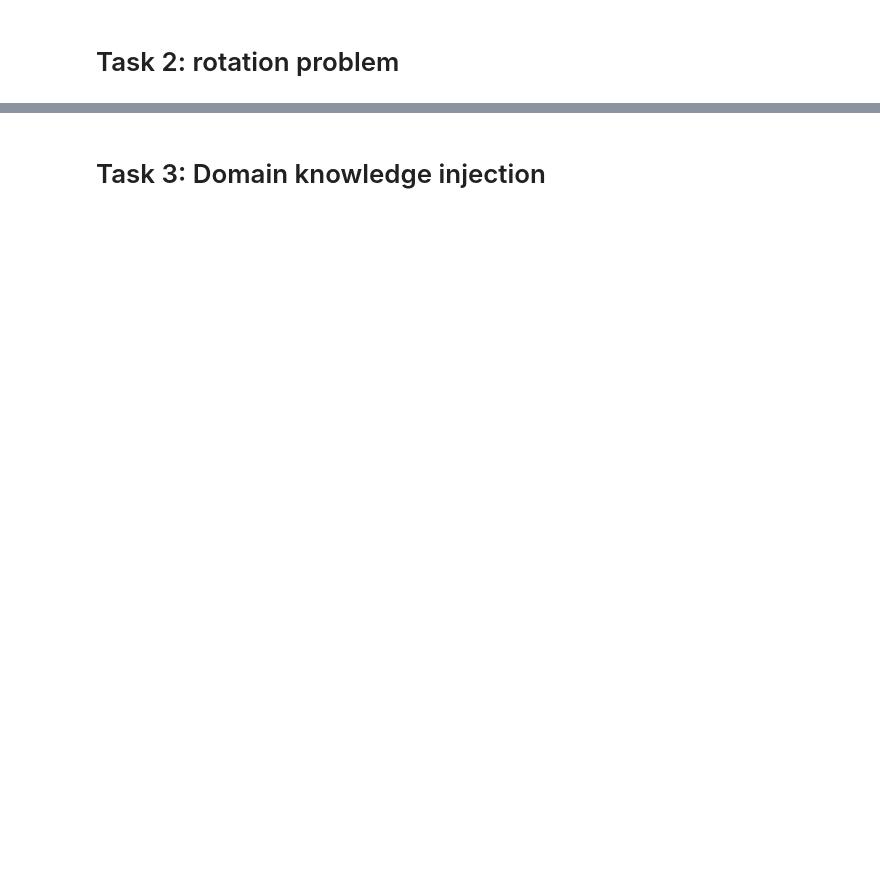
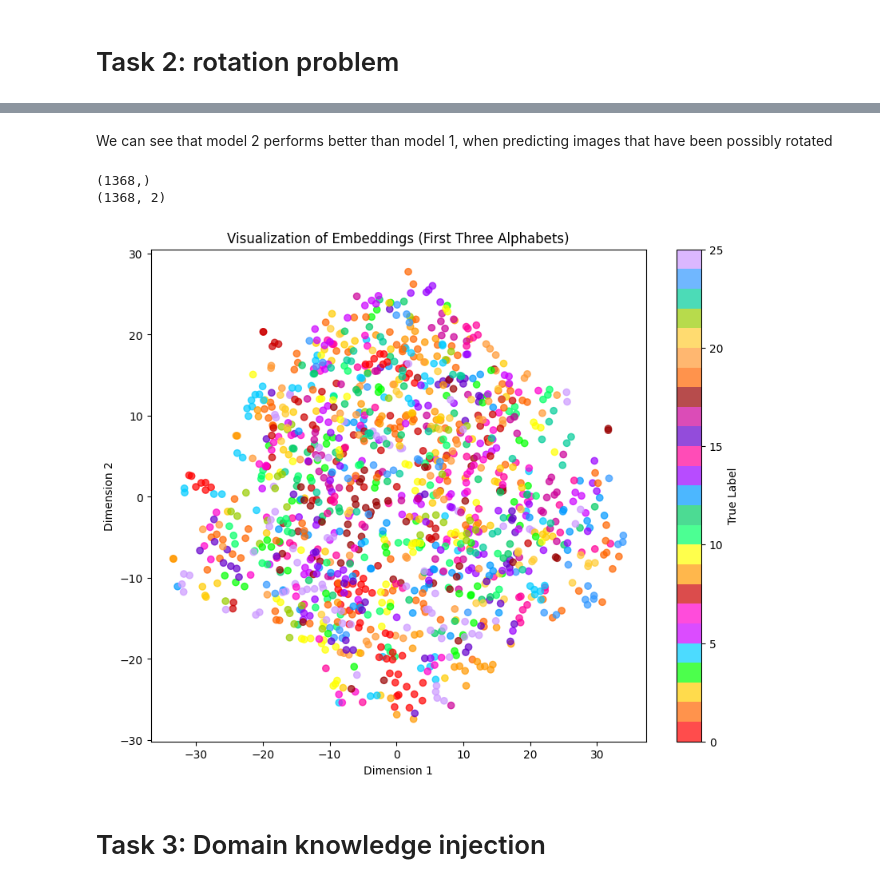
Before and after one commit to DmytroMudragel/CharacterRecognitionDeepLearning, a Jupyter notebook: Assignment_1_Group_[35].ipynb, the cells around one changed output, grey strips where cells are left out. Saved outputs shown, nothing was run; the diff lists cells and outputs as text; code cells hidden in the pictures; blank space fills up the shorter version.

Commit message:
task 2 embedding visualisation

```diff
--- a/Assignment_1_Group_[35].ipynb
+++ b/Assignment_1_Group_[35].ipynb
@@ -932,7 +931,4 @@ Accuracy for top-8: 0.97
 # %% [markdown]
 # Task 2: rotation problem
 # %%
-# load the test data for task 2:
-# the structure of the test data of task 2 is exactly the same as for task 1,
-# but now the images are rotated by an unknown angle between 0 and 360 degrees.
-data_task2 = load_data('test_data_task2.pkl')
+data_task2 = load_data(file_path + 'test_data_task2.pkl')
@@ -965,3 +1009,72 @@ result = calculate_accuracy(test_data_task2, mined_embedding_net, 8)
+# %% [markdown]
+We can see that model 2 performs better than model 1, when predicting images that have been possibly rotated
+# %%
+import torch
+import numpy as np
+from sklearn.manifold import TSNE
+import matplotlib.pyplot as plt
+from matplotlib.colors import ListedColormap
+
+def val(test_data, model, alphabet):
+    x_test_train, y_test_train, x_test_valid, y_test_valid, label_dict = process_test_data(test_data, alphabet)
+    train_outputs = []
+
+    model.eval()  # evaluation mode
+    with torch.no_grad():
+        # Compute embeddings for validation set
+        for valid_idx in range(len(x_test_valid)):
+            output = model(x_test_valid[valid_idx].unsqueeze(0))
+            train_outputs.append(output)
+
+    train_outputs = torch.cat(train_outputs, dim=0).cpu().numpy()
+    tsne = TSNE(n_components=2, random_state=42)
+    reduced_embeddings = tsne.fit_transform(train_outputs)
+
+    return reduced_embeddings, y_test_valid
+
+def visualise_embeddings(test_data, model):
+    reduced_embeddings_all = []
+    y_test_valid_all = []
+
+    alphabets = list(test_data['unseen_images'].keys())[:3]  # Limit to the first three alphabets
+
+    for alphabet in alphabets:
+        reduced_embeddings, y_test_valid = val(test_data, model, alphabet)
+        reduced_embeddings_all.append(reduced_embeddings)
+        y_test_valid_all.append(y_test_valid)
+
+    reduced_embeddings_all = np.concatenate(reduced_embeddings_all)
+    y_test_valid_all = np.concatenate(y_test_valid_all)
+    #print(y_test_valid_all)
+    print(y_test_valid_all.shape)
+    print(reduced_embeddings_all.shape)
+
+    aggressive_colors = [
+    "#ff0000", "#ff6600", "#ffcc00", "#00ff00", "#00ccff",
+    "#cc00ff", "#ff00cc", "#cc0000", "#ff9900", "#ffff00",
+    "#00ff66", "#00cc66", "#0099ff", "#9900ff", "#ff0099",
+    "#6600cc", "#cc0099", "#990000", "#ff6600", "#ff9933",
+    "#ffcc33", "#99cc00", "#00cc99", "#3399ff", "#cc99ff"
+    ]
+
+    # Create a custom colormap
+    #custom_cmap = "tab10"
+    custom_cmap = ListedColormap(aggressive_colors)
+
+    plt.figure(figsize=(10, 8))
+    plt.scatter(reduced_embeddings_all[:, 0], reduced_embeddings_all[:, 1], c=y_test_valid_all, cmap=custom_cmap, alpha=0.7)
+    plt.title('Visualization of Embeddings (First Three Alphabets)')
+    plt.xlabel('Dimension 1')
+    plt.ylabel('Dimension 2')
+    plt.colorbar(label='True Label')
+    plt.show()
+
+# Run the accuracy calculation and get successful and failure cases
+visualise_embeddings(data_task2, mined_embedding_net_task2)
+# %% [output]
+(1368,)
+(1368, 2)
+[figure, added]
 # %% [markdown]
 # Task 3: Domain knowledge injection
 # %%
```
Also changed, not shown: parts of 13 cells of this notebook.
